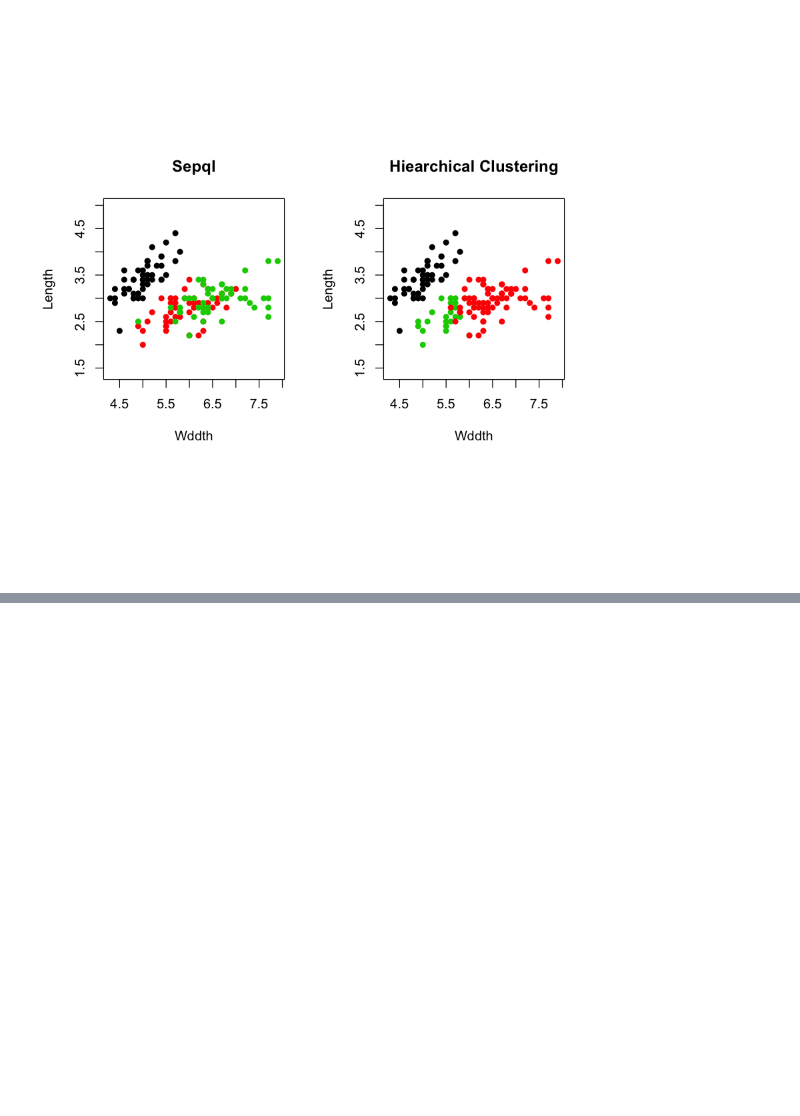
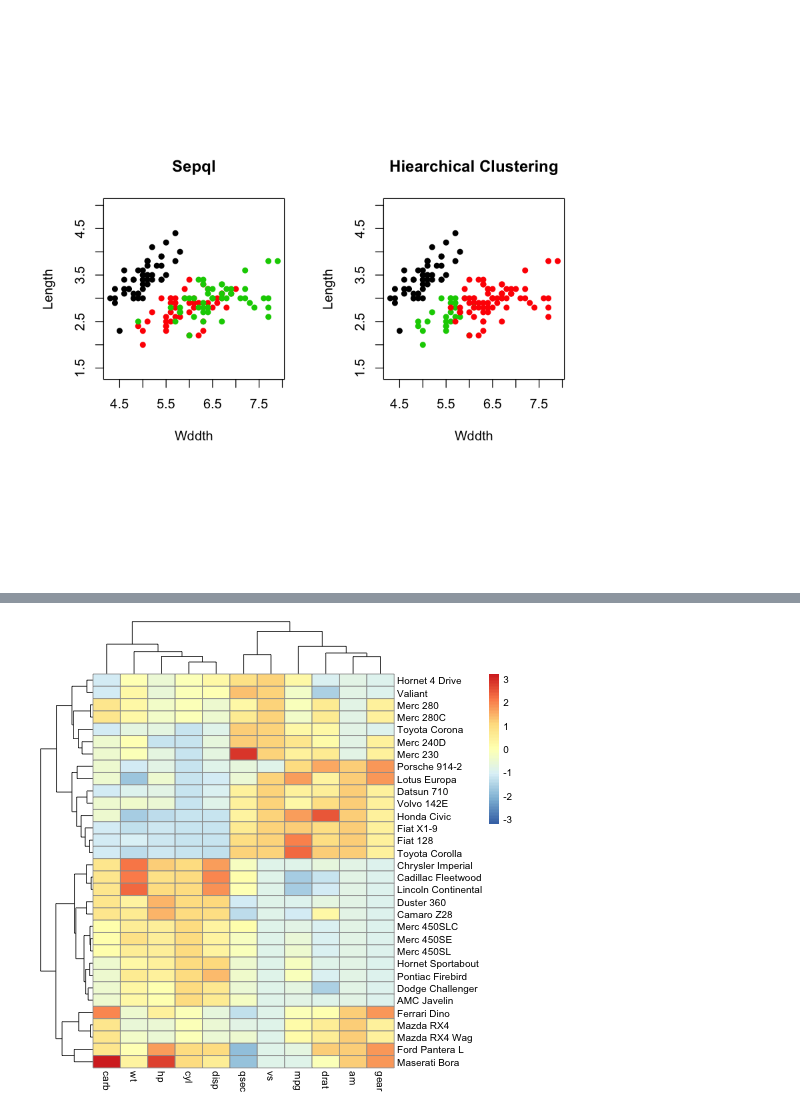
Before and after one commit to duke-biostats/ngs-2015, a Jupyter notebook: Wk1_Thu/UnsupervisedLearning.ipynb, the cells around one changed output, grey strips where cells are left out. Cells and saved outputs as stored; diff of their text form; code cells hidden in the pictures; blank space fills up the shorter version.

```diff
--- a/Wk1_Thu/UnsupervisedLearning.ipynb
+++ b/Wk1_Thu/UnsupervisedLearning.ipynb
@@ -82,0 +156,4 @@ plot(iris[,1], iris[,2], type = "p", asp = 1, col=groups, pch=16,
+# %%
+pheatmap(mtcars, scale="column")
+# %% [output]
+[figure, added]
```
Also changed, not shown: parts of 13 cells of this notebook.
